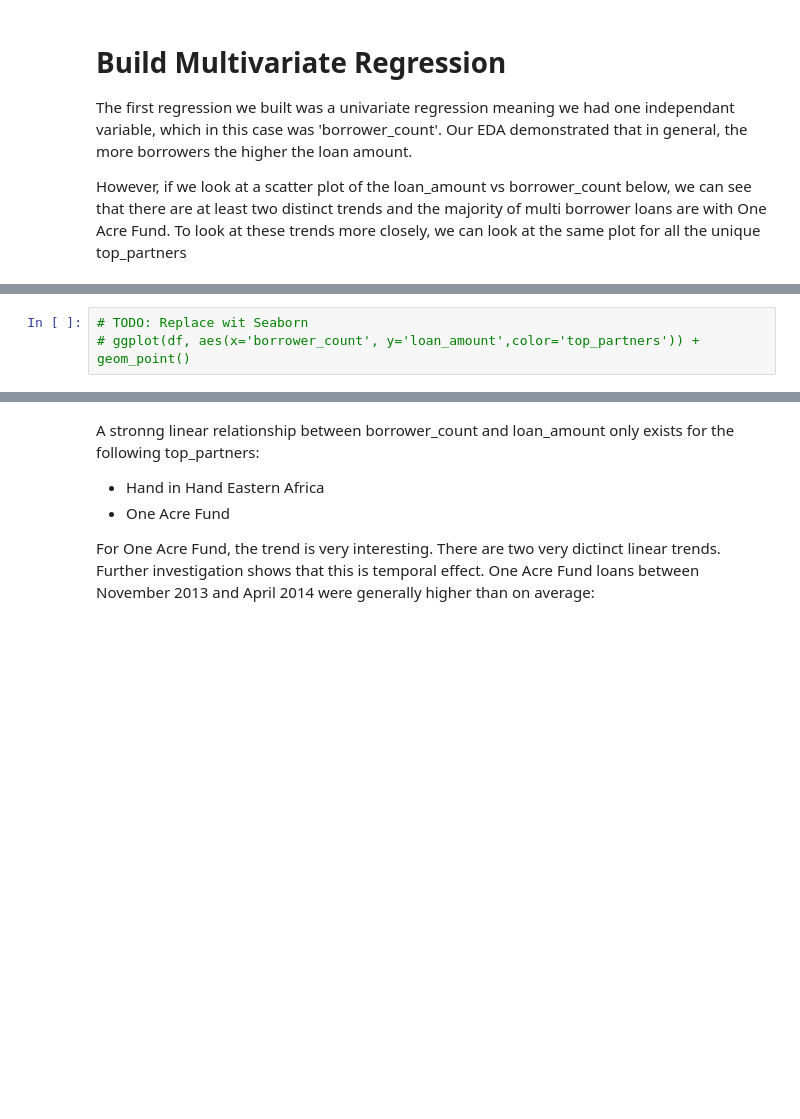
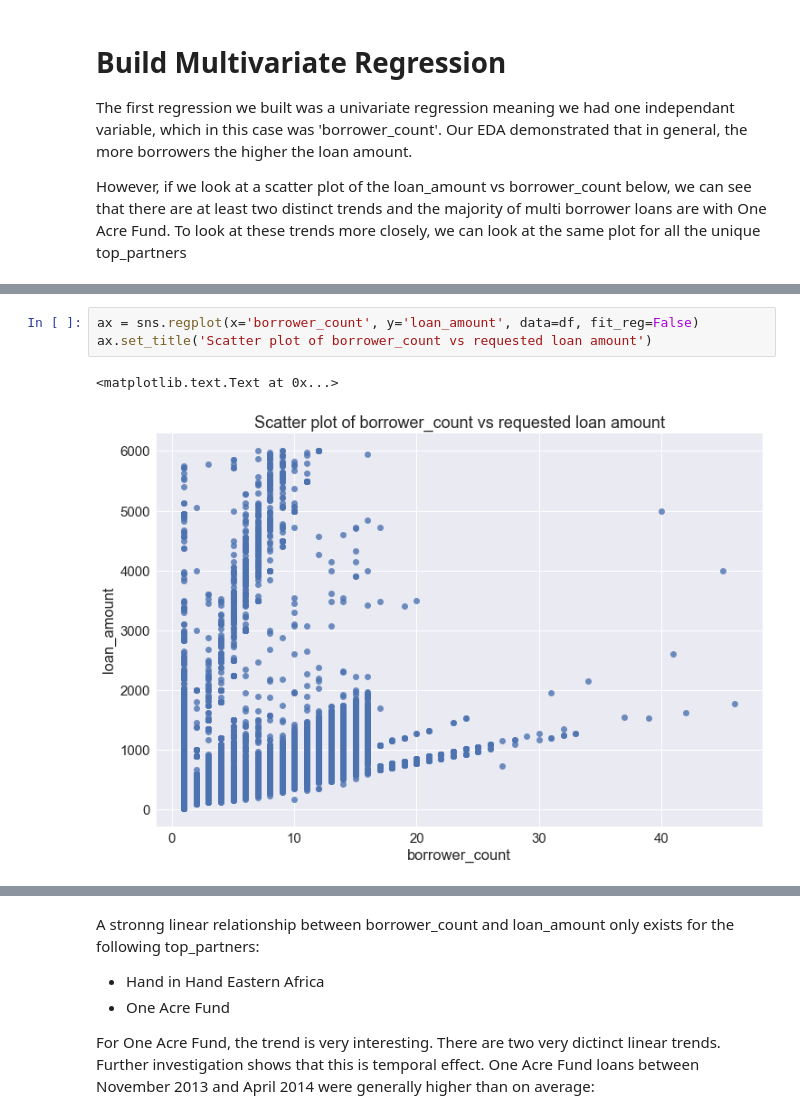
Before and after one commit to DeltaAnalytics/machine_learning_for_good, a Jupyter notebook: module_3_linear_regression/3_2_linear_regression-build_multivariate_model-evaluate_model.ipynb, the cells around one changed output, grey strips where cells are left out. Drawn from its saved outputs; the diff is of its cells as text; blank space fills up the shorter version.

```diff
--- a/module_3_linear_regression/3_2_linear_regression-build_multivariate_model-evaluate_model.ipynb
+++ b/module_3_linear_regression/3_2_linear_regression-build_multivariate_model-evaluate_model.ipynb
@@ -59,7 +61,10 @@ Try using .loc[row_indexer,col_indexer] = value instead
 
 See the caveats in the documentation: http://pandas.pydata.org/pandas-docs/stable/indexing.html#indexing-view-versus-copy
   # This is added back by InteractiveShellApp.init_path()
-# %%
-# TODO: Replace wit Seaborn
-# ggplot(df, aes(x='borrower_count', y='loan_amount',color='top_partners')) + geom_point()
+# %%
+ax = sns.regplot(x='borrower_count', y='loan_amount', data=df, fit_reg=False)
+ax.set_title('Scatter plot of borrower_count vs requested loan amount')
+# %% [output]
+<matplotlib.text.Text at 0x...>
+[figure, added]
 # %%
```
Also changed, not shown: parts of 17 cells of this notebook, 6 other files.
